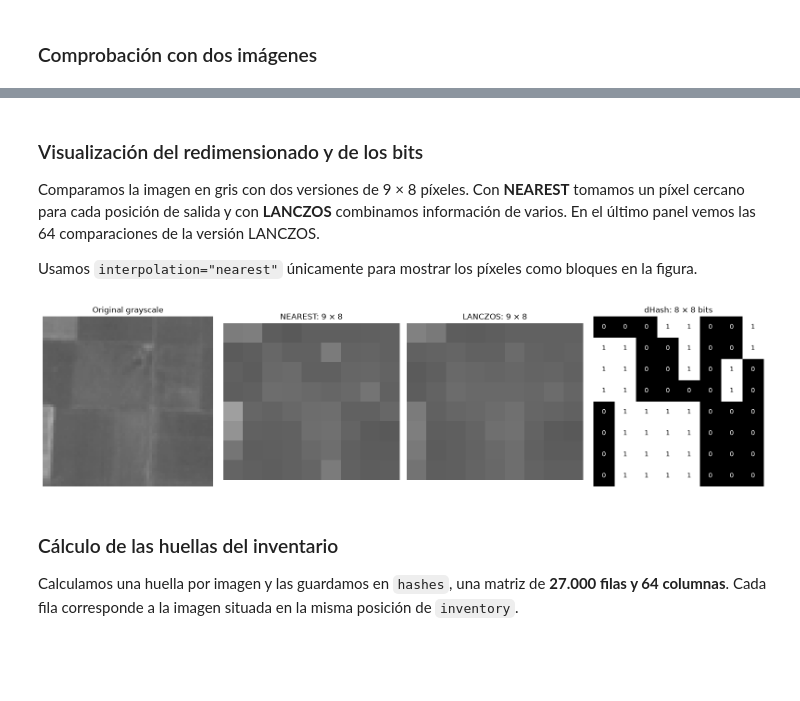
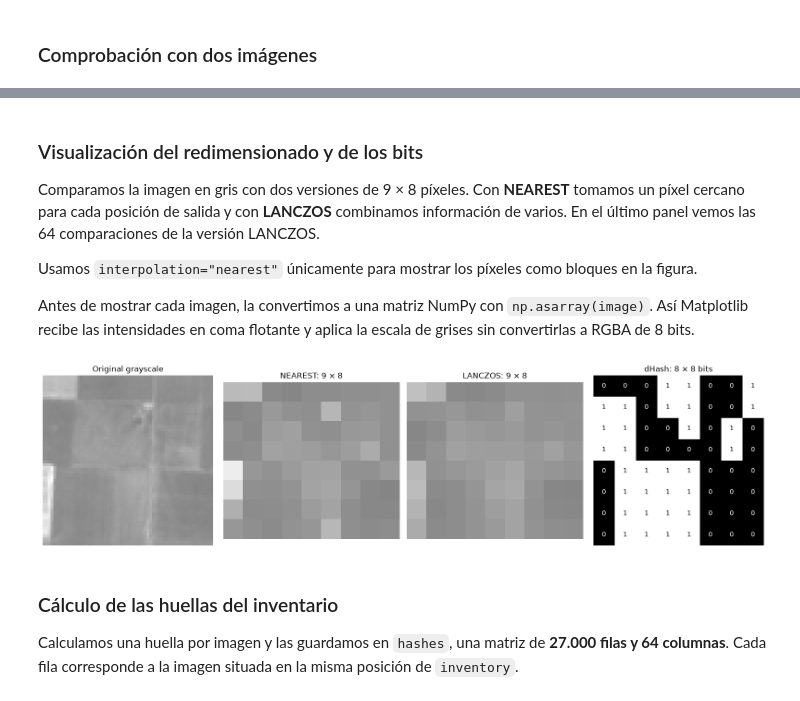
Before and after one commit to anton-p0g/Proyecto-AAPI, a Jupyter notebook: 01_preparacion_eurosat.ipynb, the cells around one changed output, grey strips where cells are left out. Drawn from its saved outputs; the diff is of its cells as text; code cells hidden in the pictures; blank space fills up the shorter version.

```diff
--- a/01_preparacion_eurosat.ipynb
+++ b/01_preparacion_eurosat.ipynb
@@ -15,19 +22,16 @@ Construimos la tabla `inventory` que contiene la ruta y la clase de cada imagen.
 
 Comparamos las imágenes disponibles (`available`) con el objetivo de 800 (`target`). La columna `surplus` indica cuántas sobran respecto a ese objetivo.
 # %%
-RGB_DIR = Path("data/EuroSAT_RGB")
+MS_DIR = Path("data/EuroSAT_MS")
 IMAGES_PER_CLASS = 800
 
-if not RGB_DIR.is_dir():
-    raise FileNotFoundError(f"Directory not found")
+if not MS_DIR.is_dir():
+    raise FileNotFoundError(f"Directory not found: {MS_DIR.resolve()}")
 
 records = []
 
-for class_dir in sorted(RGB_DIR.iterdir()):
-    if not class_dir.is_dir():
-        continue
-
-    for image_path in sorted(class_dir.glob("*.jpg")):
+for class_dir in sorted(MS_DIR.iterdir()):
+    for image_path in sorted(class_dir.glob("*.tif")):
         records.append({
             "path": image_path.as_posix(),
             "class_name": class_dir.name,
@@ -120,58 +342,44 @@ Pair distance: 39
 Comparamos la imagen en gris con dos versiones de 9 × 8 píxeles. Con **NEAREST** tomamos un píxel cercano para cada posición de salida y con **LANCZOS** combinamos información de varios. En el último panel vemos las 64 comparaciones de la versión LANCZOS.
 
 Usamos `interpolation="nearest"` únicamente para mostrar los píxeles como bloques en la figura.
+
+Antes de mostrar cada imagen, la convertimos a una matriz NumPy con `np.asarray(image)`. Así Matplotlib recibe las intensidades en coma flotante y aplica la escala de grises sin convertirlas a RGBA de 8 bits.
 # %%
 import matplotlib.pyplot as plt
-import numpy as np
-from PIL import Image
 
 image_path = inventory.iloc[0]["path"]
-
-with Image.open(image_path) as image:
-    gray_image = image.convert("L")
-
+gray_image = read_grayscale(image_path)
 nearest_image = gray_image.resize((9, 8), Image.Resampling.NEAREST)
-
 lanczos_image = gray_image.resize((9, 8), Image.Resampling.LANCZOS)
 
 pixels = np.asarray(lanczos_image)
 hash_bits = pixels[:, 1:] > pixels[:, :-1]
+gray_vmax = max(float(np.asarray(gray_image).max()), 1)
 
 fig, axes = plt.subplots(1, 4, figsize=(16, 4))
 
 for ax, image, title in zip(
     axes[:3],
     [gray_image, nearest_image, lanczos_image],
-    [
-        "Original grayscale",
-        "NEAREST: 9 × 8",
-        "LANCZOS: 9 × 8",
-    ],
+    ["Original grayscale", "NEAREST: 9 × 8", "LANCZOS: 9 × 8"],
 ):
-    ax.imshow(image, cmap="gray", vmin=0, vmax=255, interpolation="nearest")
+    ax.imshow(np.asarray(image), cmap="gray", vmin=0, vmax=gray_vmax, interpolation="nearest")
     ax.set_title(title)
     ax.axis("off")
 
 axes[3].imshow(hash_bits, cmap="gray", interpolation="nearest")
-
 for row, column in np.ndindex(hash_bits.shape):
     bit = int(hash_bits[row, column])
     axes[3].text(
-        column,
-        row,
-        str(bit),
-        ha="center",
-        va="center",
+        column, row, str(bit), ha="center", va="center",
         color="black" if bit else "white",
     )
-
 axes[3].set_title("dHash: 8 × 8 bits")
 axes[3].axis("off")
-
 plt.tight_layout()
 plt.show()
 # %% [output]
-[figure, old version]
+[figure, new version]
 # %% [markdown]
 ### Cálculo de las huellas del inventario
 
```
Also changed, not shown: parts of 33 cells of this notebook, 1 other file.
